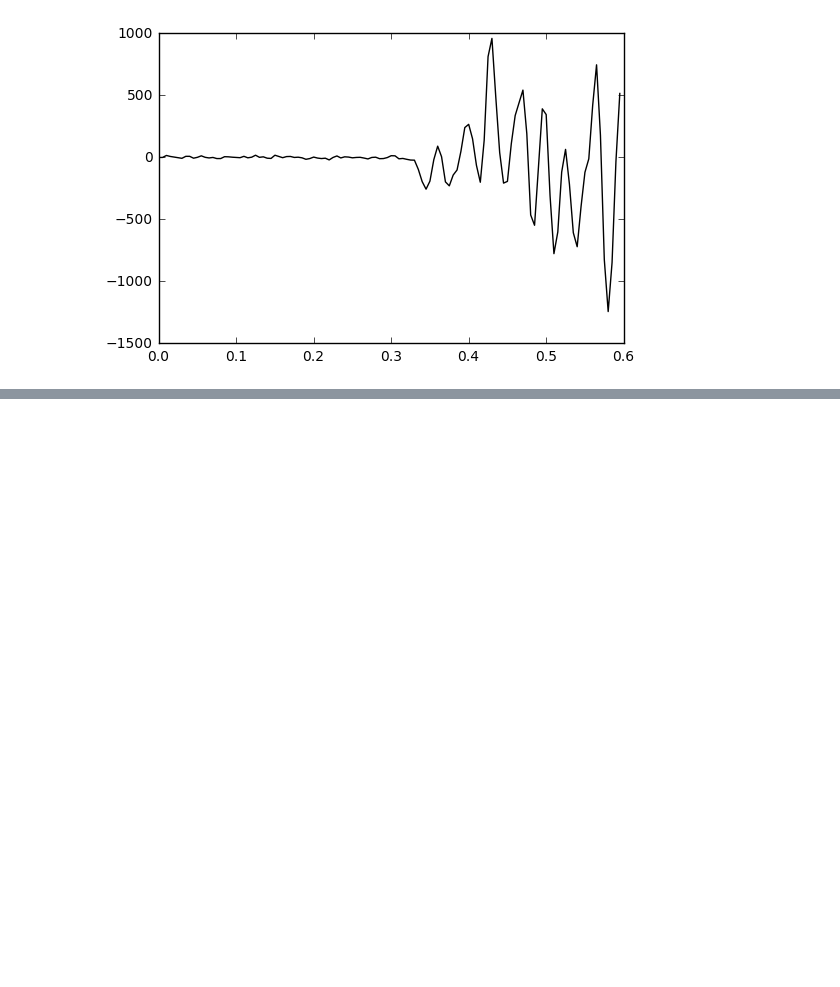
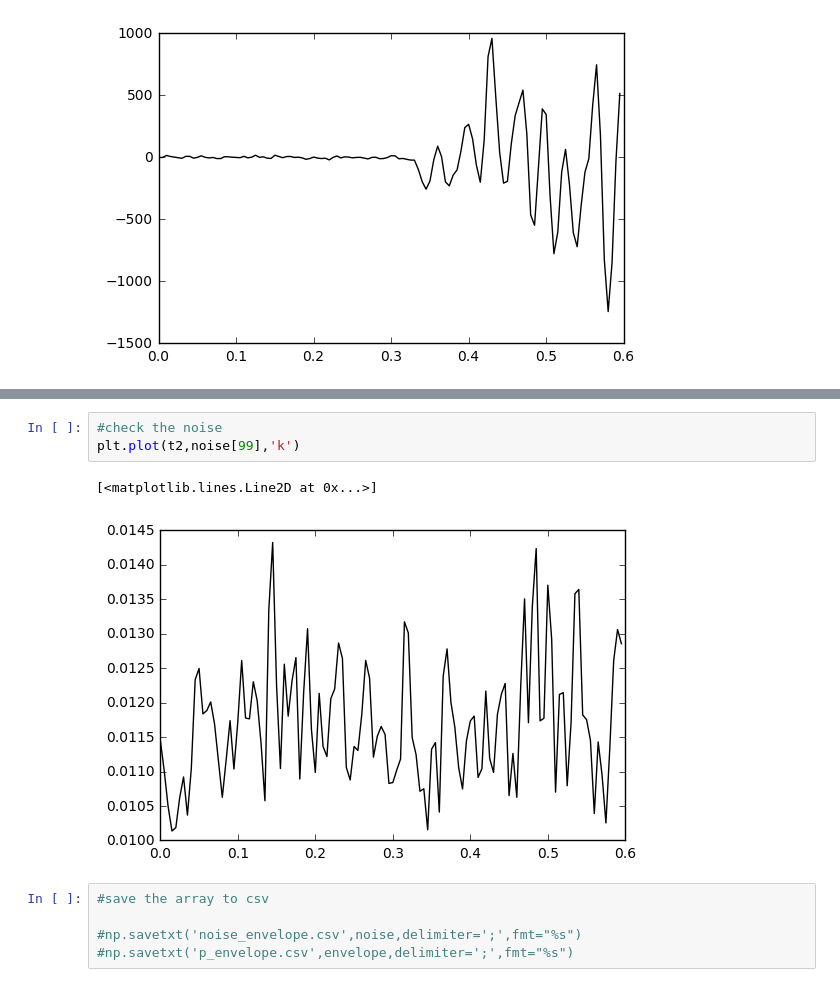
Before and after one commit to internnos/final-project, a Jupyter notebook: Envelope.ipynb, the cells around one changed output, grey strips where cells are left out. Cells and saved outputs as stored; diff of their text form; blank space fills up the shorter version.

```diff
--- a/Envelope.ipynb
+++ b/Envelope.ipynb
@@ -59,0 +82,11 @@ plt.plot(t2,data[6060:6180],'k')
+# %%
+#check the noise
+plt.plot(t2,noise[99],'k')
+# %% [output]
+[<matplotlib.lines.Line2D at 0x...>]
+[figure, added]
+# %%
+#save the array to csv
+
+#np.savetxt('noise_envelope.csv',noise,delimiter=';',fmt="%s")
+#np.savetxt('p_envelope.csv',envelope,delimiter=';',fmt="%s")
```
Also changed, not shown: parts of 2 cells of this notebook.
